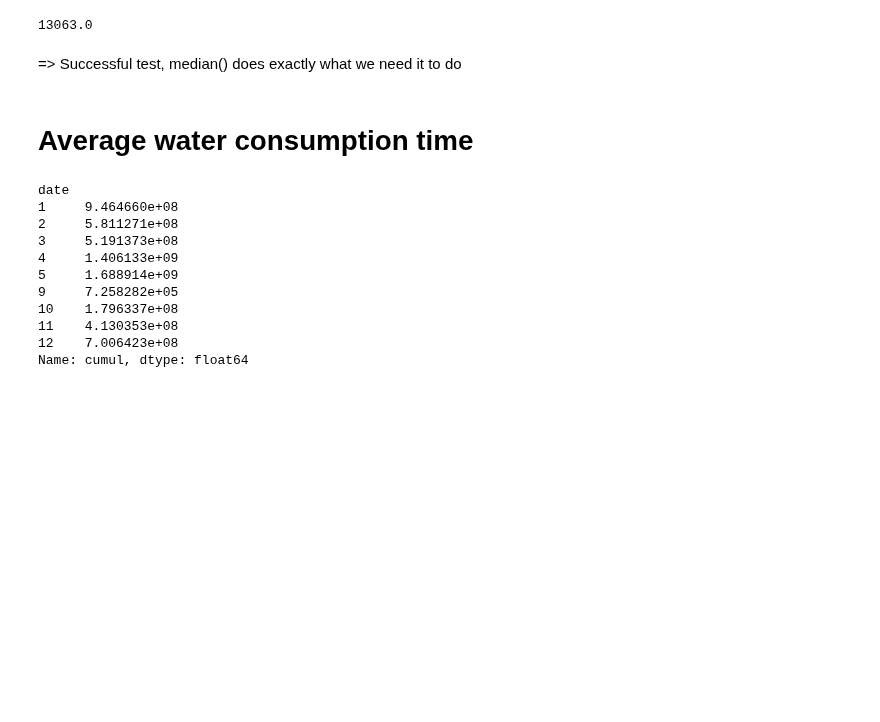
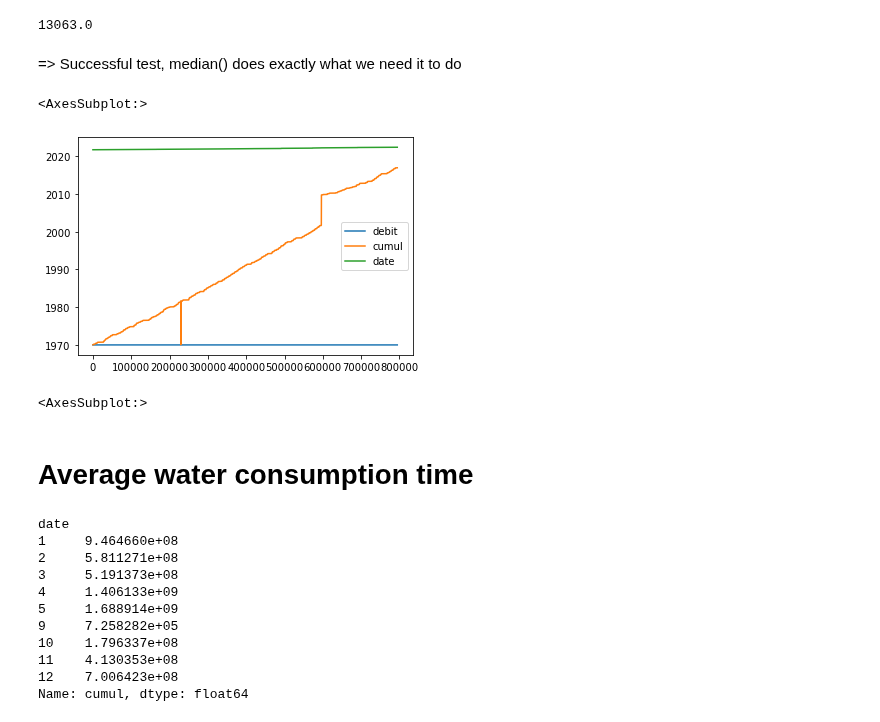
Before and after one commit to Cyrine-afk/Water-Consumption, a Jupyter notebook: Water DB.ipynb, the cells around one changed output. Saved outputs shown, nothing was run; the diff lists cells and outputs as text; code cells hidden in the pictures; blank space fills up the shorter version.

Commit message:
Plotting

```diff
--- a/Water DB.ipynb
+++ b/Water DB.ipynb
@@ -615,3 +613,14 @@ water_json_subset["cumul"].loc[596068:596069].median()
+# %%
+#plot before dupes cleaning
+water_json_subset.plot()
+# %% [output]
+<AxesSubplot:>
+[figure, added]
+# %%
+#plot after dupes cleaning
+water_duplicates_removed.reset_index().plot()
+# %% [output]
+<AxesSubplot:>
 # %% [markdown]
 # Average water consumption time
 # %%
```
Also changed, not shown: parts of 1 cell of this notebook.
